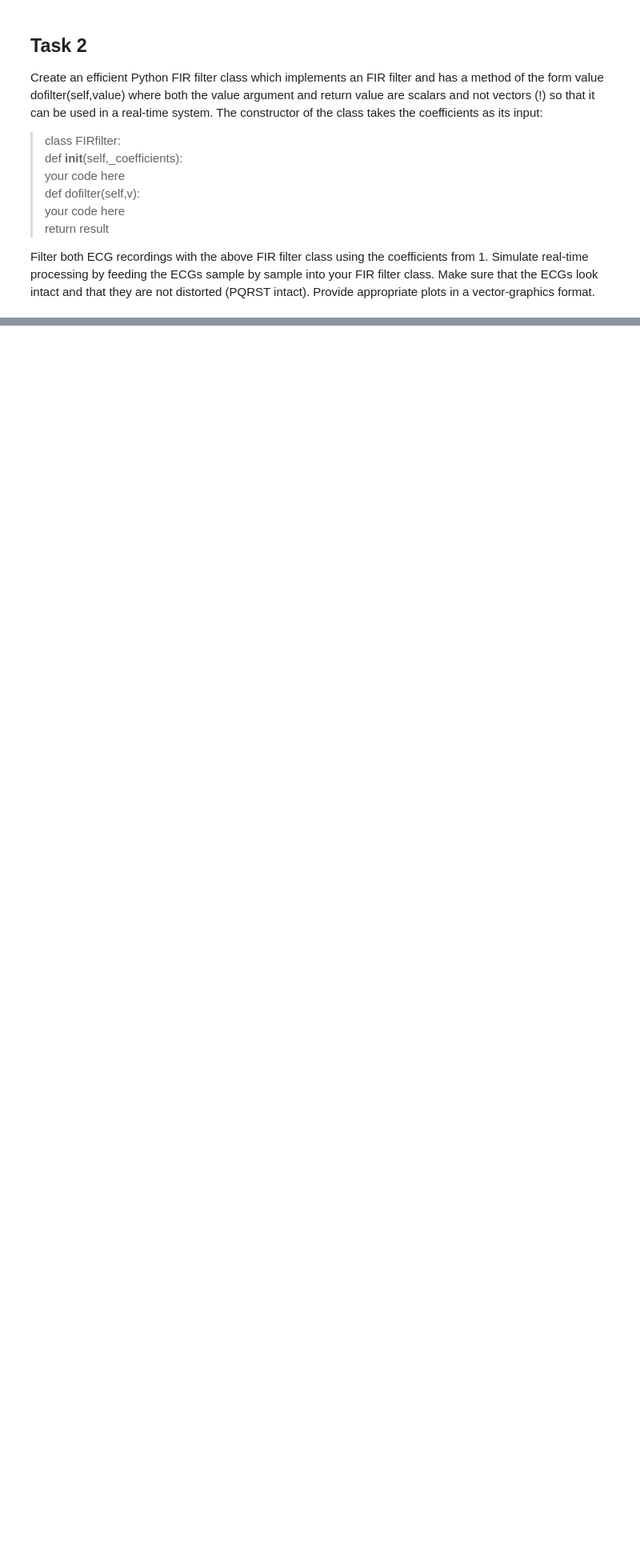
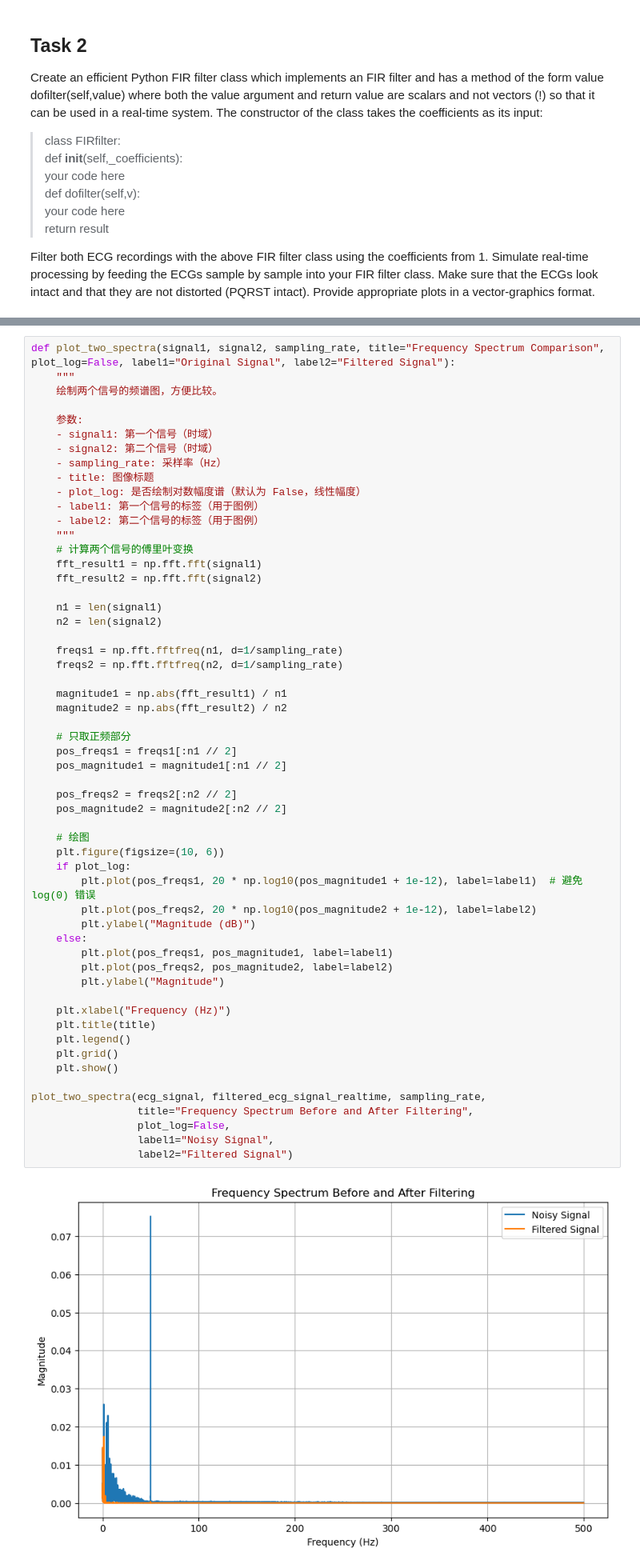
Before and after one commit to aurora0543/FIR_Lab, a Jupyter notebook: FIR.ipynb, the cells around one changed output, grey strips where cells are left out. Shown at 80% size. Saved outputs shown, nothing was run; the diff lists cells and outputs as text; blank space fills up the shorter version.

```diff
--- a/FIR.ipynb
+++ b/FIR.ipynb
@@ -103,3 +101,61 @@ plt.show()
+# %%
+def plot_two_spectra(signal1, signal2, sampling_rate, title="Frequency Spectrum Comparison", plot_log=False, label1="Original Signal", label2="Filtered Signal"):
+    """
+    绘制两个信号的频谱图，方便比较。
+
+    参数:
+    - signal1: 第一个信号（时域）
+    - signal2: 第二个信号（时域）
+    - sampling_rate: 采样率（Hz）
+    - title: 图像标题
+    - plot_log: 是否绘制对数幅度谱（默认为 False，线性幅度）
+    - label1: 第一个信号的标签（用于图例）
+    - label2: 第二个信号的标签（用于图例）
+    """
+    # 计算两个信号的傅里叶变换
+    fft_result1 = np.fft.fft(signal1)
+    fft_result2 = np.fft.fft(signal2)
+
+    n1 = len(signal1)
+    n2 = len(signal2)
+
+    freqs1 = np.fft.fftfreq(n1, d=1/sampling_rate)
+    freqs2 = np.fft.fftfreq(n2, d=1/sampling_rate)
+
+    magnitude1 = np.abs(fft_result1) / n1
+    magnitude2 = np.abs(fft_result2) / n2
+
+    # 只取正频部分
+    pos_freqs1 = freqs1[:n1 // 2]
+    pos_magnitude1 = magnitude1[:n1 // 2]
+
+    pos_freqs2 = freqs2[:n2 // 2]
+    pos_magnitude2 = magnitude2[:n2 // 2]
+
+    # 绘图
+    plt.figure(figsize=(10, 6))
+    if plot_log:
+        plt.plot(pos_freqs1, 20 * np.log10(pos_magnitude1 + 1e-12), label=label1)  # 避免 log(0) 错误
+        plt.plot(pos_freqs2, 20 * np.log10(pos_magnitude2 + 1e-12), label=label2)
+        plt.ylabel("Magnitude (dB)")
+    else:
+        plt.plot(pos_freqs1, pos_magnitude1, label=label1)
+        plt.plot(pos_freqs2, pos_magnitude2, label=label2)
+        plt.ylabel("Magnitude")
+
+    plt.xlabel("Frequency (Hz)")
+    plt.title(title)
+    plt.legend()
+    plt.grid()
+    plt.show()
+
+plot_two_spectra(ecg_signal, filtered_ecg_signal_realtime, sampling_rate,
+                 title="Frequency Spectrum Before and After Filtering",
+                 plot_log=False,
+                 label1="Noisy Signal",
+                 label2="Filtered Signal")
+# %% [output]
+[figure, added]
 # %% [markdown]
 ## Task 3
 Use an adaptive LMS filter to filter out DC and 50Hz by providing it with a 50Hz sine wave with DC as reference.
```
Also changed, not shown: parts of 4 cells of this notebook.
